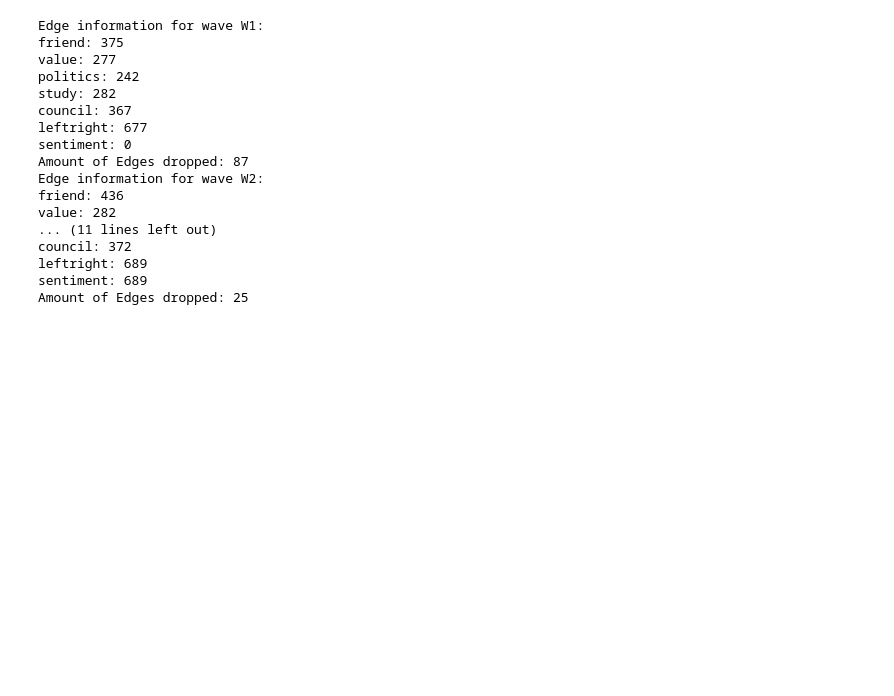
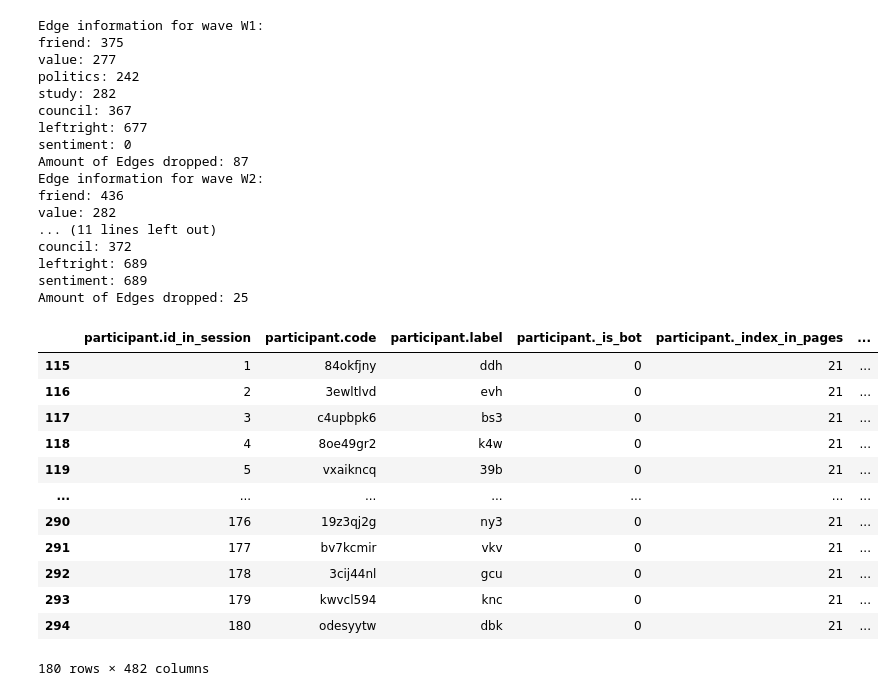
Before and after one commit to LS-Shikano/StudentSurvey, a Jupyter notebook: data_WS2425/SS_DataPipe.ipynb, the cells around one changed output. Cells and saved outputs as stored; diff of their text form; code cells hidden in the pictures; blank space fills up the shorter version.

```diff
--- a/data_WS2425/SS_DataPipe.ipynb
+++ b/data_WS2425/SS_DataPipe.ipynb
@@ -351,3 +387,19 @@ council: 372
 leftright: 689
 sentiment: 689
 Amount of Edges dropped: 25
+# %%
+df_w2
+# %% [output]
+|  | participant.id_in_session | participant.code | participant.label | participant._is_bot | participant._index_in_pages | ... |
+| 115 | 1 | 84okfjny | ddh | 0 | 21 | ... |
+| 116 | 2 | 3ewltlvd | evh | 0 | 21 | ... |
+| 117 | 3 | c4upbpk6 | bs3 | 0 | 21 | ... |
+| 118 | 4 | 8oe49gr2 | k4w | 0 | 21 | ... |
+| 119 | 5 | vxaikncq | 39b | 0 | 21 | ... |
+| ... | ... | ... | ... | ... | ... | ... |
+| 290 | 176 | 19z3qj2g | ny3 | 0 | 21 | ... |
+| 291 | 177 | bv7kcmir | vkv | 0 | 21 | ... |
+| 292 | 178 | 3cij44nl | gcu | 0 | 21 | ... |
+| 293 | 179 | kwvcl594 | knc | 0 | 21 | ... |
+| 294 | 180 | odesyytw | dbk | 0 | 21 | ... |
+180 rows × 482 columns
```
Also changed, not shown: parts of 5 cells of this notebook, 10 other files.
